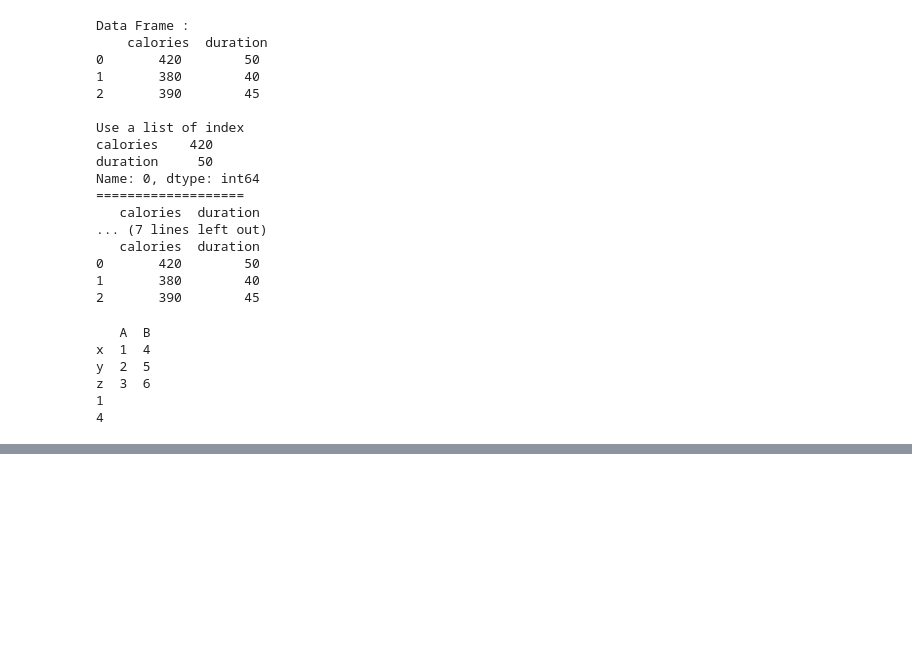
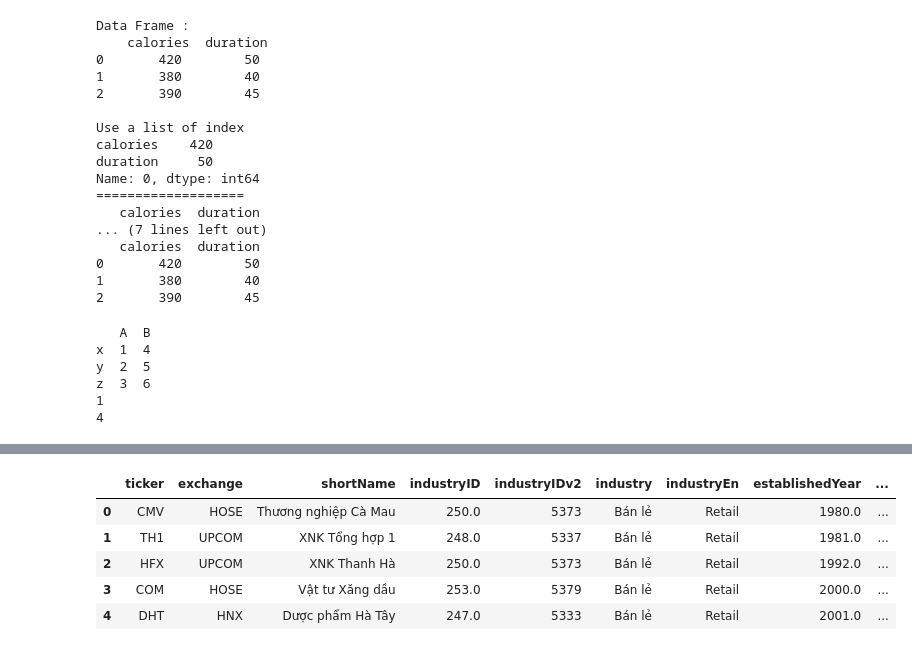
Before and after one commit to gitOfKuKue/Programming_SBS, a Jupyter notebook: Exercises.ipynb, the cells around one changed output, grey strips where cells are left out. Drawn from its saved outputs; the diff is of its cells as text; code cells hidden in the pictures; blank space fills up the shorter version.

```diff
--- a/Exercises.ipynb
+++ b/Exercises.ipynb
@@ -1619,6 +1653,16 @@ z  3  6
 # %%
 import pandas as pd
-pd.read_csv()
+
+path = "/content/drive/MyDrive/Programming-SBS/vnstock_listing_companies_overview_udpated_nov_2022.csv"
+df = pd.read_csv(path)
+df.head(5)
+# %% [output]
+|  | ticker | exchange | shortName | industryID | industryIDv2 | industry | industryEn | establishedYear | ... |
+| 0 | CMV | HOSE | Thương nghiệp Cà Mau | 250.0 | 5373 | Bán lẻ | Retail | 1980.0 | ... |
+| 1 | TH1 | UPCOM | XNK Tổng hợp 1 | 248.0 | 5337 | Bán lẻ | Retail | 1981.0 | ... |
+| 2 | HFX | UPCOM | XNK Thanh Hà | 250.0 | 5373 | Bán lẻ | Retail | 1992.0 | ... |
+| 3 | COM | HOSE | Vật tư Xăng dầu | 253.0 | 5379 | Bán lẻ | Retail | 2000.0 | ... |
+| 4 | DHT | HNX | Dược phẩm Hà Tây | 247.0 | 5333 | Bán lẻ | Retail | 2001.0 | ... |
 # %%
 from google.colab import drive
 drive.mount('/content/drive')
```
Also changed, not shown: parts of 6 cells of this notebook.
